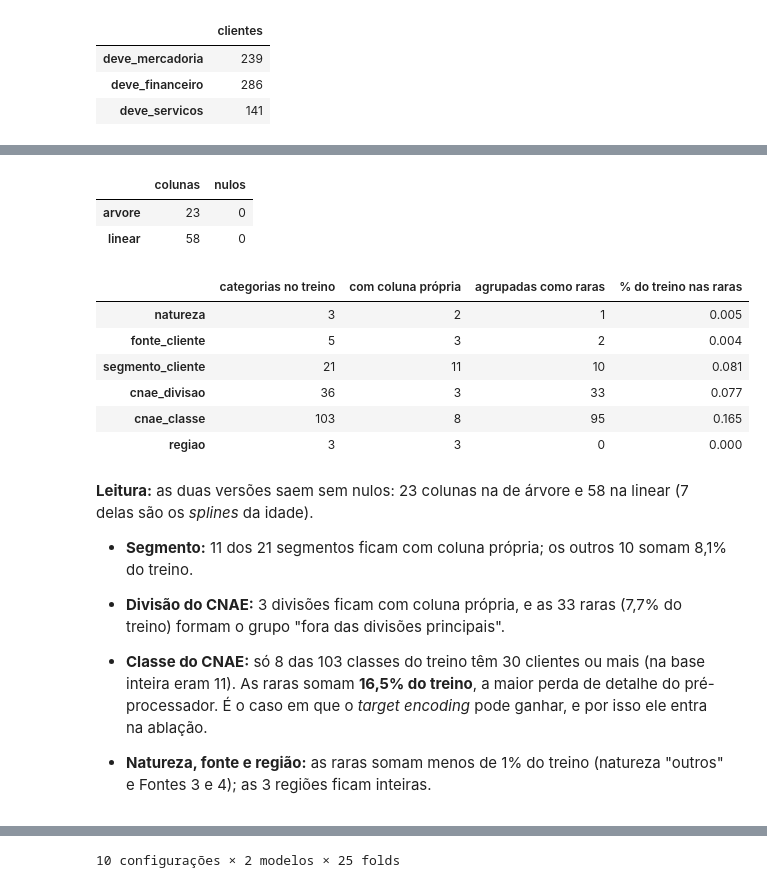
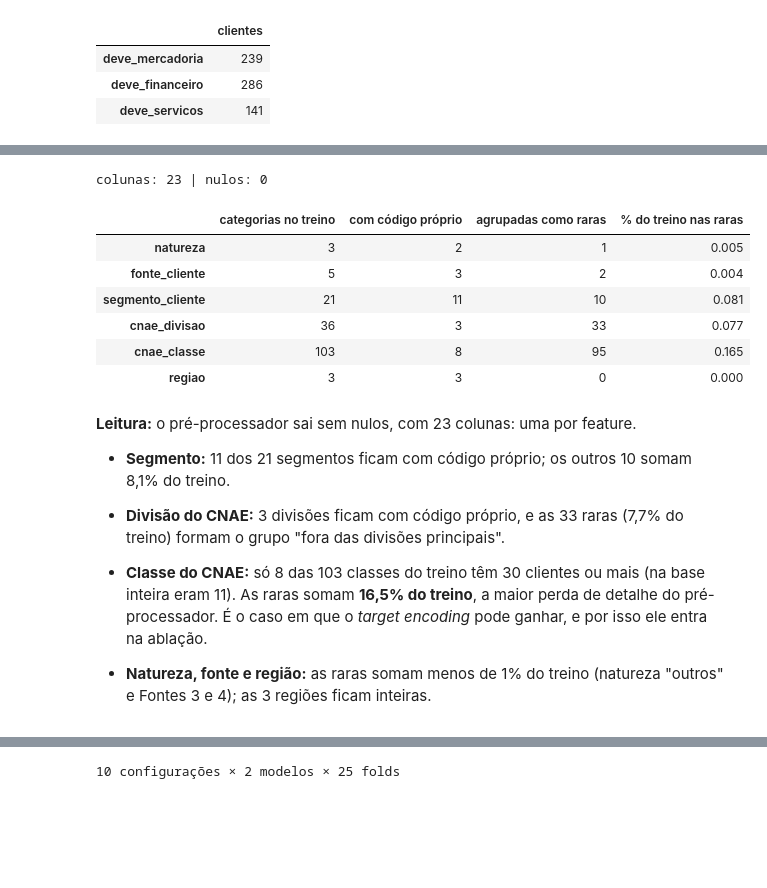
Before and after one commit to willianrupert/Equipe-12-ML, a Jupyter notebook: notebooks/03_features_aplicacao.ipynb, the cells around one changed output, grey strips where cells are left out. Saved outputs shown, nothing was run; the diff lists cells and outputs as text; code cells hidden in the pictures; blank space fills up the shorter version.

```diff
--- a/notebooks/03_features_aplicacao.ipynb
+++ b/notebooks/03_features_aplicacao.ipynb
@@ -362,30 +352,26 @@ Se o teste entrasse nessas contagens, ele influenciaria as regras aplicadas ao t
 # %%
 # Ajuste no treino inteiro só para inspecionar o resultado; na validação cruzada o ajuste é por fold
 X_treino = X[conjunto == "treino"]
-pre = {tipo: fa.montar_preprocessador(tipo).fit(X_treino) for tipo in ["arvore", "linear"]}
-pd.DataFrame({
-    tipo: {"colunas": Z.shape[1], "nulos": int(Z.isna().sum().sum())}
-    for tipo, Z in ((t, p.transform(X_treino)) for t, p in pre.items())
-}).T
+pre = fa.montar_preprocessador().fit(X_treino)
+Z = pre.transform(X_treino)
+print("colunas:", Z.shape[1], "| nulos:", int(Z.isna().sum().sum()))
 # %% [output]
-|  | colunas | nulos |
-| arvore | 23 | 0 |
-| linear | 58 | 0 |
+colunas: 23 | nulos: 0
 # %%
-# Quantas categorias de cada variável ficam com coluna própria e quantas vão para o grupo das raras (< 30 no treino)
-ohe = pre["linear"].named_transformers_["cat"]
-raras = [len(r) if r is not None else 0 for r in ohe.infrequent_categories_]
+# Quantas categorias de cada variável ficam com código próprio e quantas vão para o grupo das raras (< 30 no treino)
+enc = pre.named_transformers_["cat"]
+raras = [len(r) if r is not None else 0 for r in enc.infrequent_categories_]
 pd.DataFrame({
-    "categorias no treino": [len(c) for c in ohe.categories_],
-    "com coluna própria": [len(c) - r for c, r in zip(ohe.categories_, raras)],
+    "categorias no treino": [len(c) for c in enc.categories_],
+    "com código próprio": [len(c) - r for c, r in zip(enc.categories_, raras)],
     "agrupadas como raras": raras,
     "% do treino nas raras": [
         X_treino[col].isin(r).mean() if r is not None else 0.0
-        for col, r in zip(fa.CATEGORICAS, ohe.infrequent_categories_)
+        for col, r in zip(fa.CATEGORICAS, enc.infrequent_categories_)
     ],
 }, index=fa.CATEGORICAS)
 # %% [output]
-|  | categorias no treino | com coluna própria | agrupadas como raras | % do treino nas raras |
+|  | categorias no treino | com código próprio | agrupadas como raras | % do treino nas raras |
 | natureza | 3 | 2 | 1 | 0.005 |
 | fonte_cliente | 5 | 3 | 2 | 0.004 |
 | segmento_cliente | 21 | 11 | 10 | 0.081 |
@@ -393,11 +379,11 @@ pd.DataFrame({
 | cnae_classe | 103 | 8 | 95 | 0.165 |
 | regiao | 3 | 3 | 0 | 0.000 |
 # %% [markdown]
-**Leitura:** as duas versões saem sem nulos: 23 colunas na de árvore e 58 na linear (7 delas são os *splines* da idade).
+**Leitura:** o pré-processador sai sem nulos, com 23 colunas: uma por feature.
 
-- **Segmento:** 11 dos 21 segmentos ficam com coluna própria; os outros 10 somam 8,1% do treino.
+- **Segmento:** 11 dos 21 segmentos ficam com código próprio; os outros 10 somam 8,1% do treino.
 
-- **Divisão do CNAE:** 3 divisões ficam com coluna própria, e as 33 raras (7,7% do treino) formam o grupo "fora das divisões principais".
+- **Divisão do CNAE:** 3 divisões ficam com código próprio, e as 33 raras (7,7% do treino) formam o grupo "fora das divisões principais".
 
 - **Classe do CNAE:** só 8 das 103 classes do treino têm 30 clientes ou mais (na base inteira eram 11). As raras somam **16,5% do treino**, a maior perda de detalhe do pré-processador. É o caso em que o *target encoding* pode ganhar, e por isso ele entra na ablação.
 
```
Also changed, not shown: parts of 25 cells of this notebook, 3 other files.
